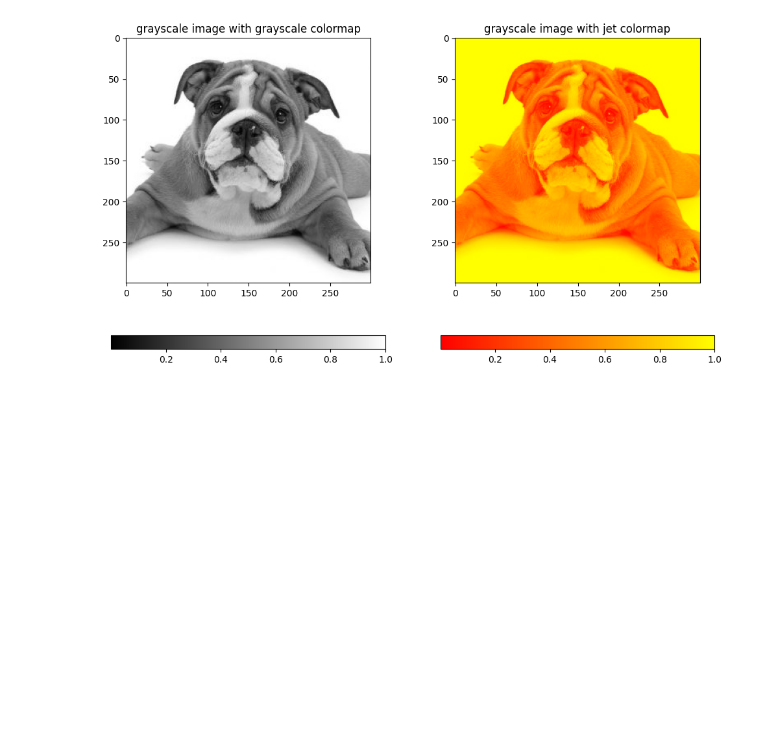
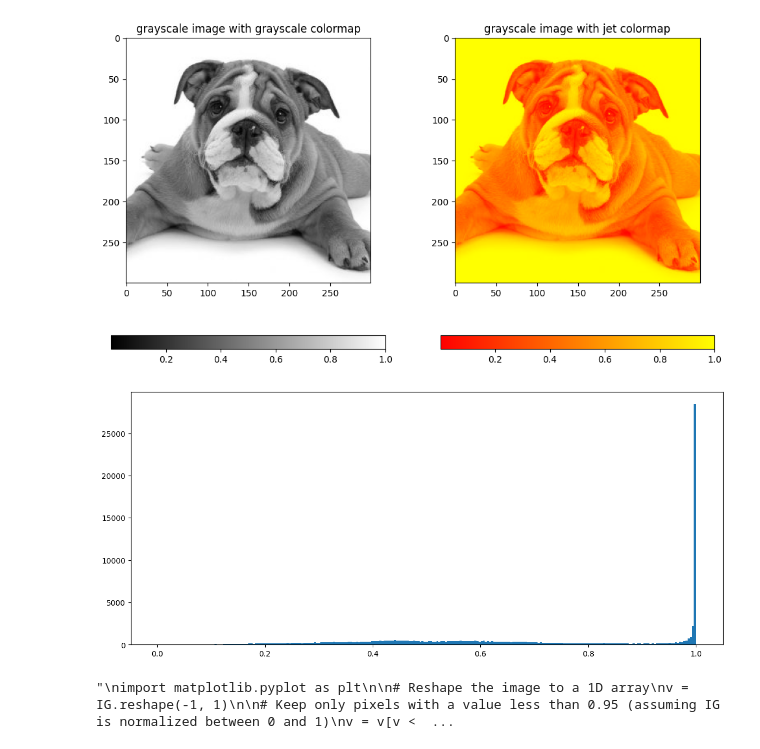
Before and after one commit to olivierguy456/PUC, a Jupyter notebook: exo2.ipynb, the cells around one changed output. Cells and saved outputs as stored; diff of their text form; code cells hidden in the pictures; blank space fills up the shorter version.

```diff
--- a/exo2.ipynb
+++ b/exo2.ipynb
@@ -55,0 +63,30 @@ sk.io.show()
+# %%
+# reshape the uint8 image as 1d array:
+v = IG.reshape(IG.shape[0]*IG.shape[1],1)
+
+fig = plt.figure(figsize=(14, 6))
+plt.hist(v, bins=255,density=False)
+plt.show()
+# %% [output]
+[figure, added]
+# %%
+'''
+import matplotlib.pyplot as plt
+
+# Reshape the image to a 1D array
+v = IG.reshape(-1, 1)
+
+# Keep only pixels with a value less than 0.95 (assuming IG is normalized between 0 and 1)
+v = v[v < 0.99]
+
+# Plotting the histogram
+fig = plt.figure(figsize=(14, 6))
+plt.hist(v, bins=256, density=False)
+plt.xlabel('Pixel Intensity')
+plt.ylabel('Frequency')
+plt.title('Histogram of Pixel Intensities Less Than 0.95')
+plt.xlim([0, 0.95])  # Adjust x-axis limits if necessary
+plt.show()
+'''
+# %% [output]
+"\nimport matplotlib.pyplot as plt\n\n# Reshape the image to a 1D array\nv = IG.reshape(-1, 1)\n\n# Keep only pixels with a value less than 0.95 (assuming IG is normalized between 0 and 1)\nv = v[v <  ...
```
Also changed, not shown: parts of 1 cell of this notebook.
